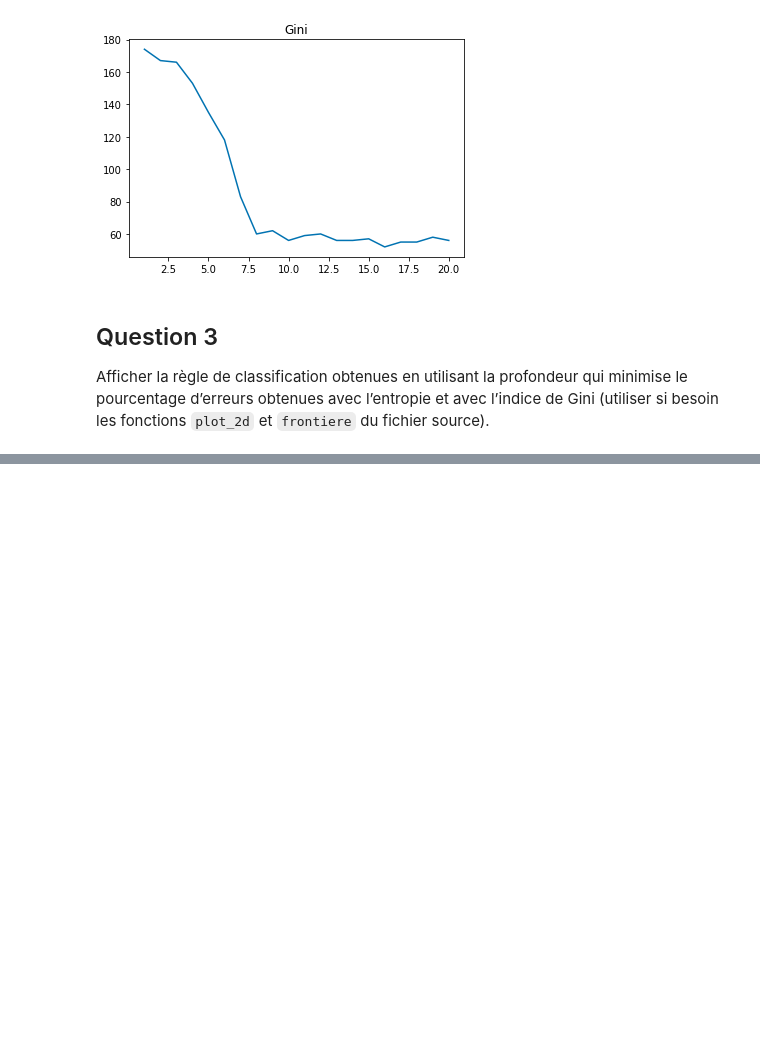
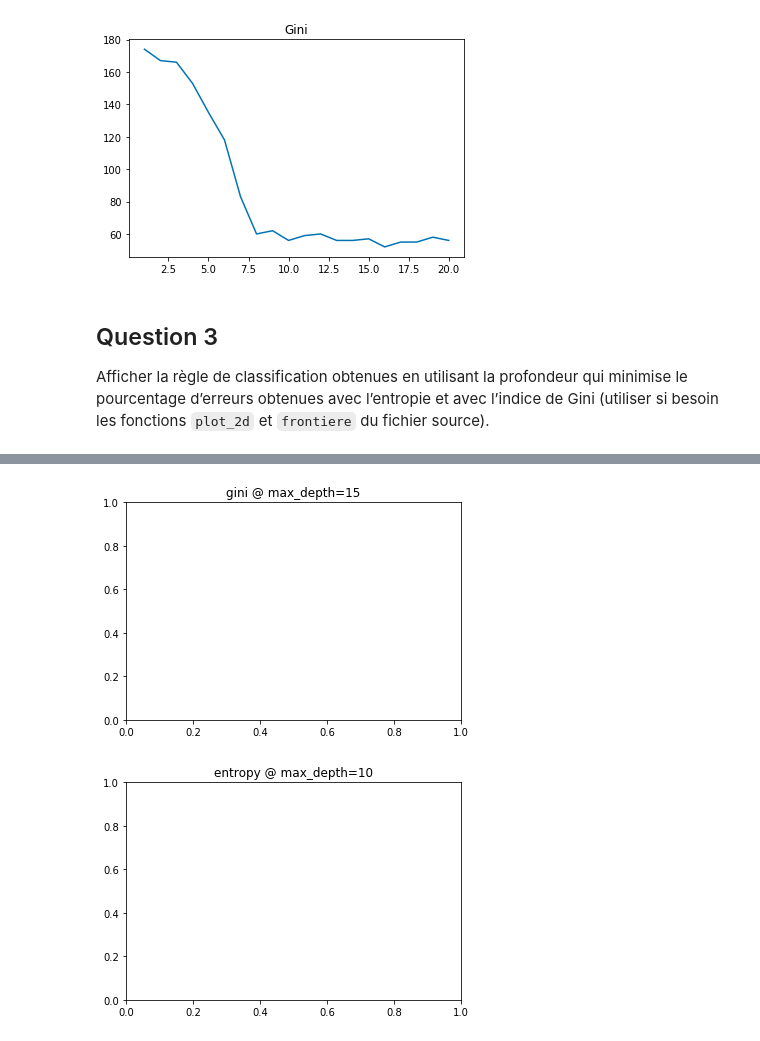
Before and after one commit to tbinetruy/Telecom-MDI-343, a Jupyter notebook: TP3/TP3.ipynb, the cells around one changed output, grey strips where cells are left out. Saved outputs shown, nothing was run; the diff lists cells and outputs as text; code cells hidden in the pictures; blank space fills up the shorter version.

```diff
--- a/TP3/TP3.ipynb
+++ b/TP3/TP3.ipynb
@@ -156,0 +161,22 @@ q3(X, y, q2_errors_entropy, q2_errors_gini)
+# %%
+import os
+
+def export_tree(X, y, criterion: str, d: int, _filename: str):
+    plt.figure()
+    plt.title(criterion + " @ max_depth=" + str(d))
+    model = tree.DecisionTreeClassifier(max_depth=d, criterion=criterion).fit(X, y)
+    filename = _filename + '.dot'
+    tree.export_graphviz(model, out_file=filename)
+    os.system(f"dot -Tpdf {filename} -o {_filename}.pdf")
+
+def q4(X, y, errors_entropy, errors_gini):
+    # X_train, y_train, X_test, y_test = split_data(X, y)
+    best_d_gini = np.argmin(errors_gini)
+    best_d_entropy = np.argmin(errors_entropy)
+    export_tree(X, y, "gini", best_d_gini, "tree_gini")
+    export_tree(X, y, "entropy", best_d_entropy, "tree_entropy")
+
+q4(X, y, q2_errors_entropy, q2_errors_gini)
+# %% [output]
+[figure, added]
+[figure, added]
```
Also changed, not shown: parts of 2 cells of this notebook.
